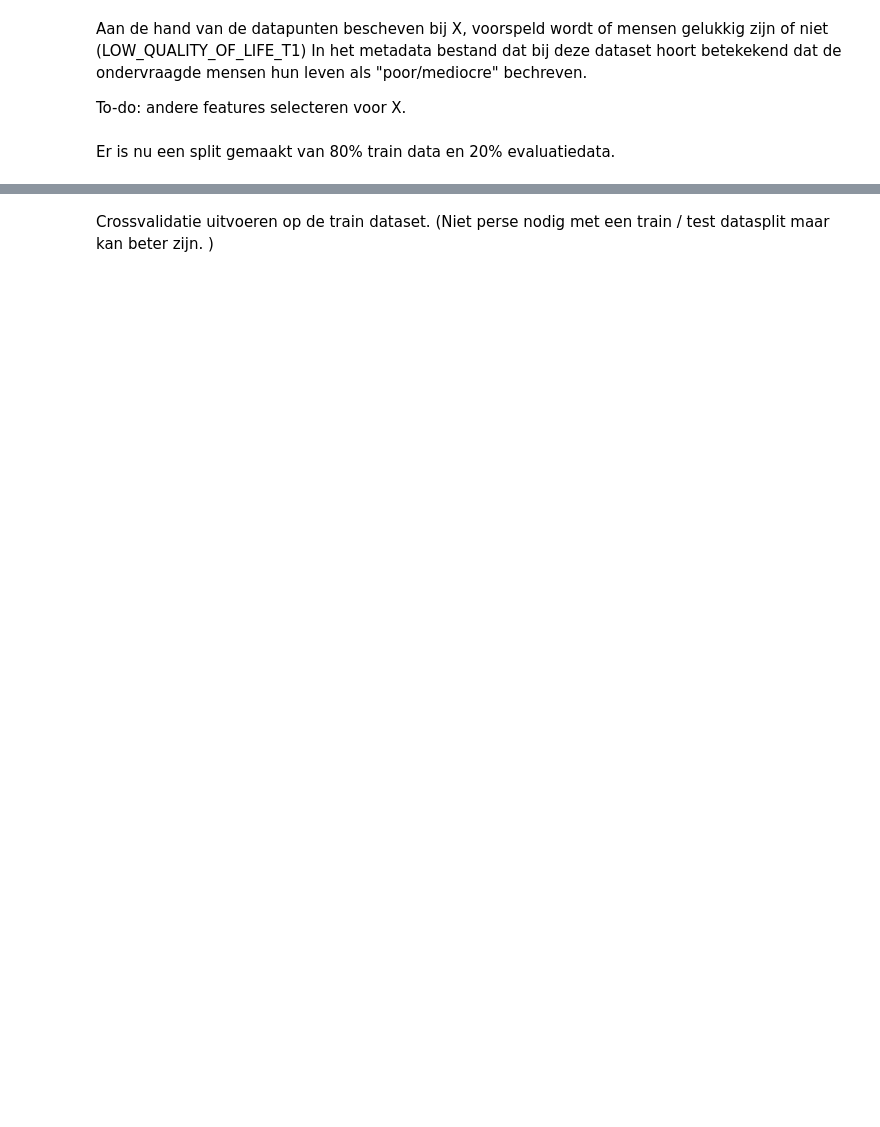
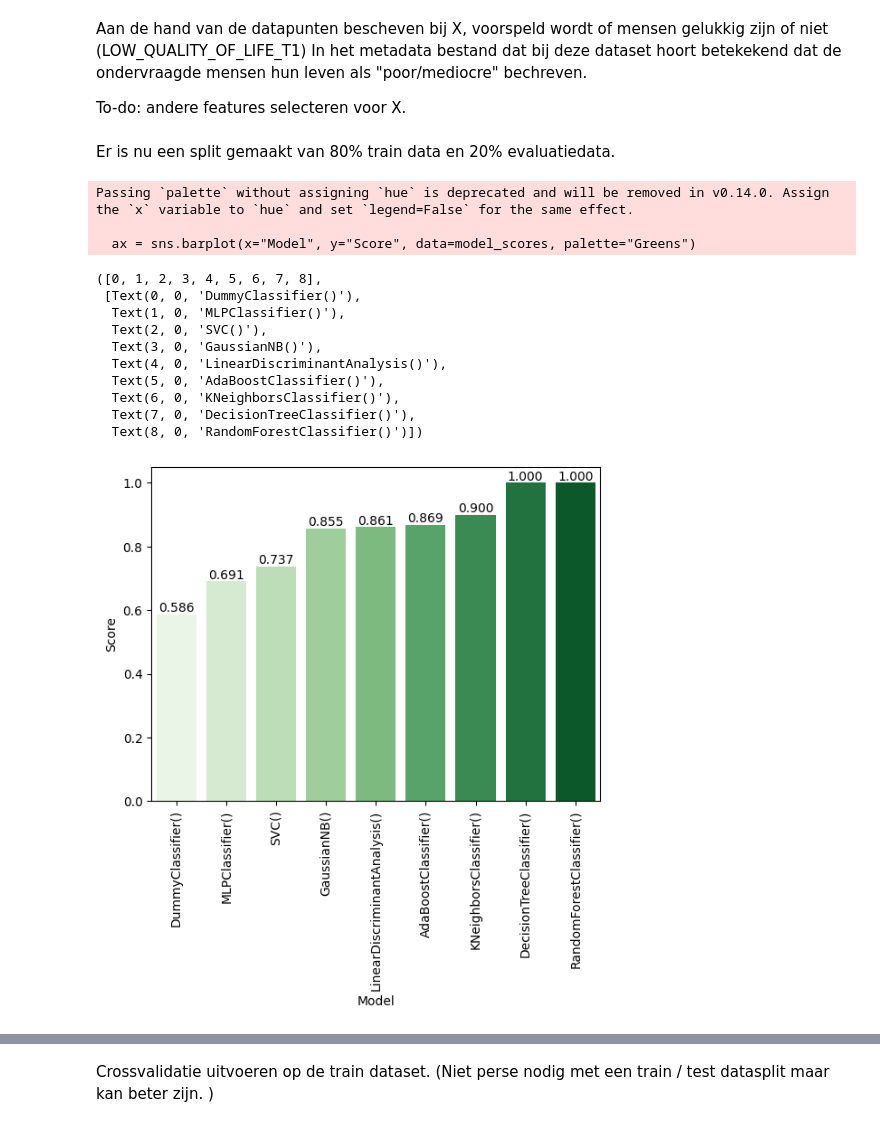
Before and after one commit to Fl-ris/Lifelines_Classifier, a Jupyter notebook: Lifelines_classifier.ipynb, the cells around one changed output, grey strips where cells are left out. Saved outputs shown, nothing was run; the diff lists cells and outputs as text; code cells hidden in the pictures; blank space fills up the shorter version.

```diff
--- a/Lifelines_classifier.ipynb
+++ b/Lifelines_classifier.ipynb
@@ -251,3 +247,28 @@ models = [
+# %%
+model_scores = pd.DataFrame(list(score_dict.items()), columns=["Model", "Score"])
+model_scores = model_scores.sort_values(by=["Score"],ascending=True)
+
+ax = sns.barplot(x="Model", y="Score", data=model_scores, palette="Greens")
+
+for i in ax.containers:
+    ax.bar_label(i,fmt="%.3f") # Voeg labels toe, rond af op 3 decimalen.
+
+plt.xticks(rotation=90)
+# %% [output]
+Passing `palette` without assigning `hue` is deprecated and will be removed in v0.14.0. Assign the `x` variable to `hue` and set `legend=False` for the same effect.
+
+  ax = sns.barplot(x="Model", y="Score", data=model_scores, palette="Greens")
+([0, 1, 2, 3, 4, 5, 6, 7, 8],
+ [Text(0, 0, 'DummyClassifier()'),
+  Text(1, 0, 'MLPClassifier()'),
+  Text(2, 0, 'SVC()'),
+  Text(3, 0, 'GaussianNB()'),
+  Text(4, 0, 'LinearDiscriminantAnalysis()'),
+  Text(5, 0, 'AdaBoostClassifier()'),
+  Text(6, 0, 'KNeighborsClassifier()'),
+  Text(7, 0, 'DecisionTreeClassifier()'),
+  Text(8, 0, 'RandomForestClassifier()')])
+[figure, added]
 # %%
 # Cross-validatie
 from sklearn.model_selection import cross_validate
```
Also changed, not shown: parts of 17 cells of this notebook.
